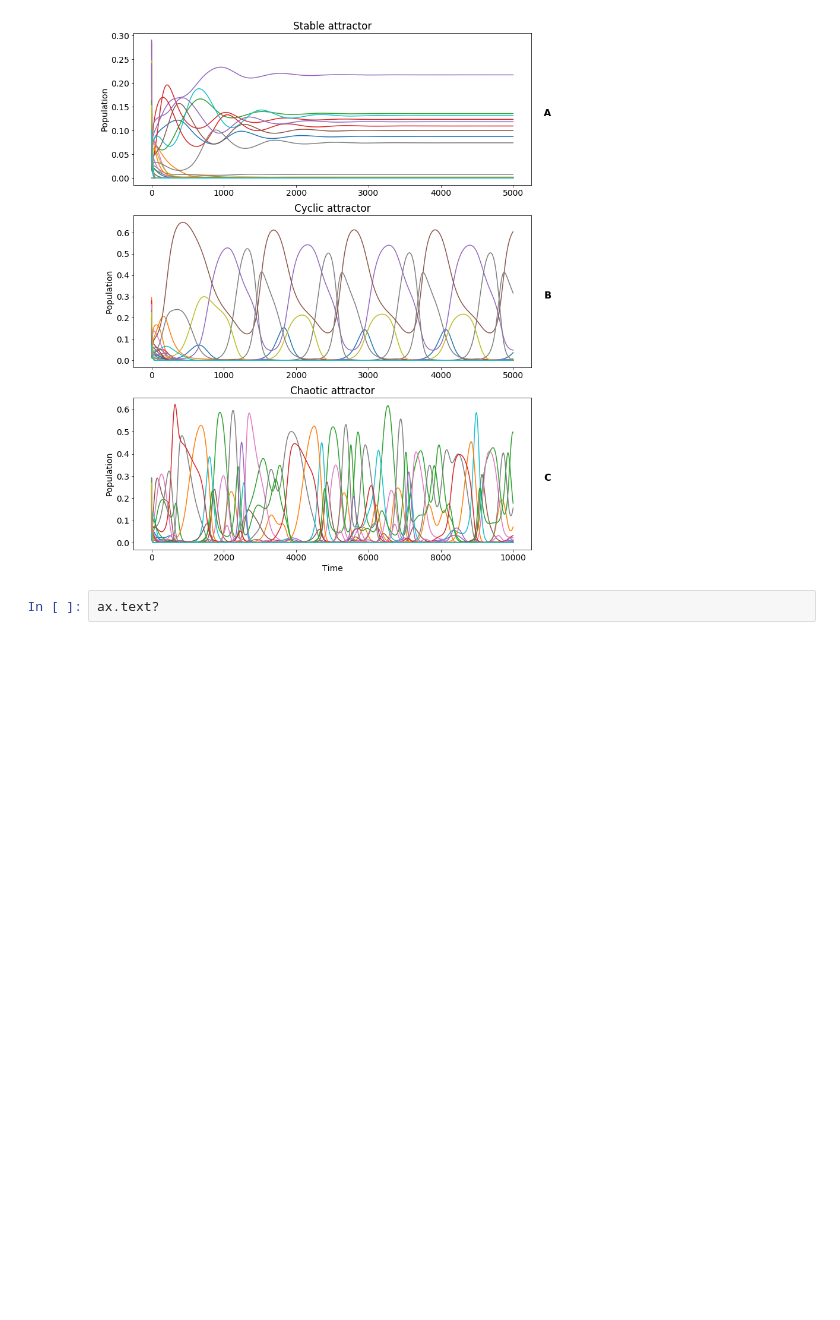
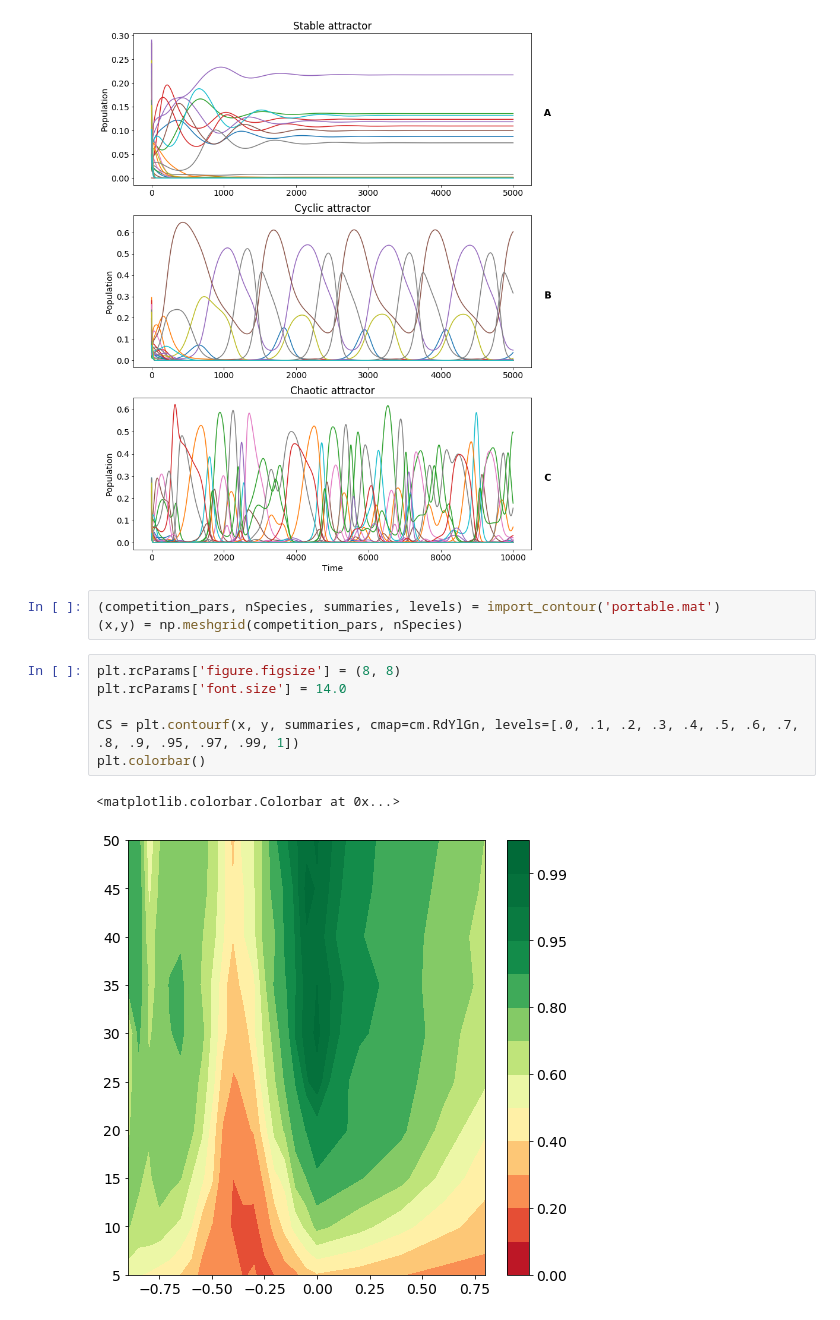
Before and after one commit to PabRod/Chaos-and-neutrality, a Jupyter notebook: img/code/Python import.ipynb, the cells around one changed output. Drawn from its saved outputs; the diff is of its cells as text; blank space fills up the shorter version.

```diff
--- a/img/code/Python import.ipynb
+++ b/img/code/Python import.ipynb
@@ -35,5 +35,15 @@ if saveFigs:
     plt.savefig('../ts.png')
 # %% [output]
 [figure]
-# %%
-ax.text?
+# %%
+(competition_pars, nSpecies, summaries, levels) = import_contour('portable.mat')
+(x,y) = np.meshgrid(competition_pars, nSpecies)
+# %%
+plt.rcParams['figure.figsize'] = (8, 8)
+plt.rcParams['font.size'] = 14.0
+
+CS = plt.contourf(x, y, summaries, cmap=cm.RdYlGn, levels=[.0, .1, .2, .3, .4, .5, .6, .7, .8, .9, .95, .97, .99, 1])
+plt.colorbar()
+# %% [output]
+<matplotlib.colorbar.Colorbar at 0x...>
+[figure, added]
```
Also changed, not shown: parts of 2 cells of this notebook, 1 other file.
